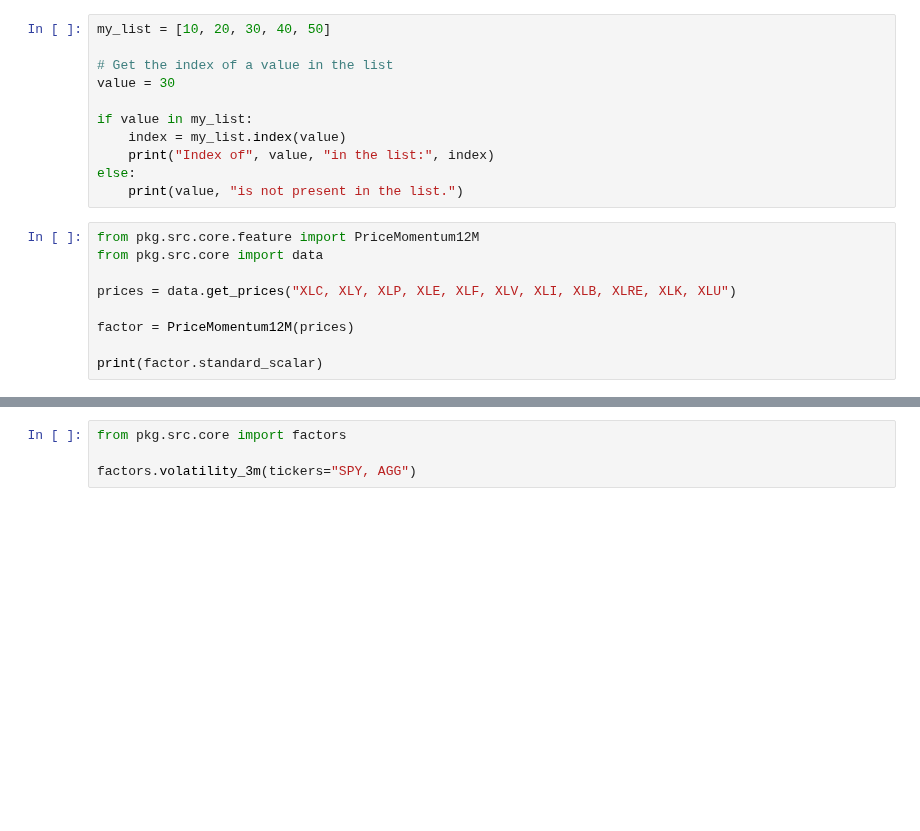
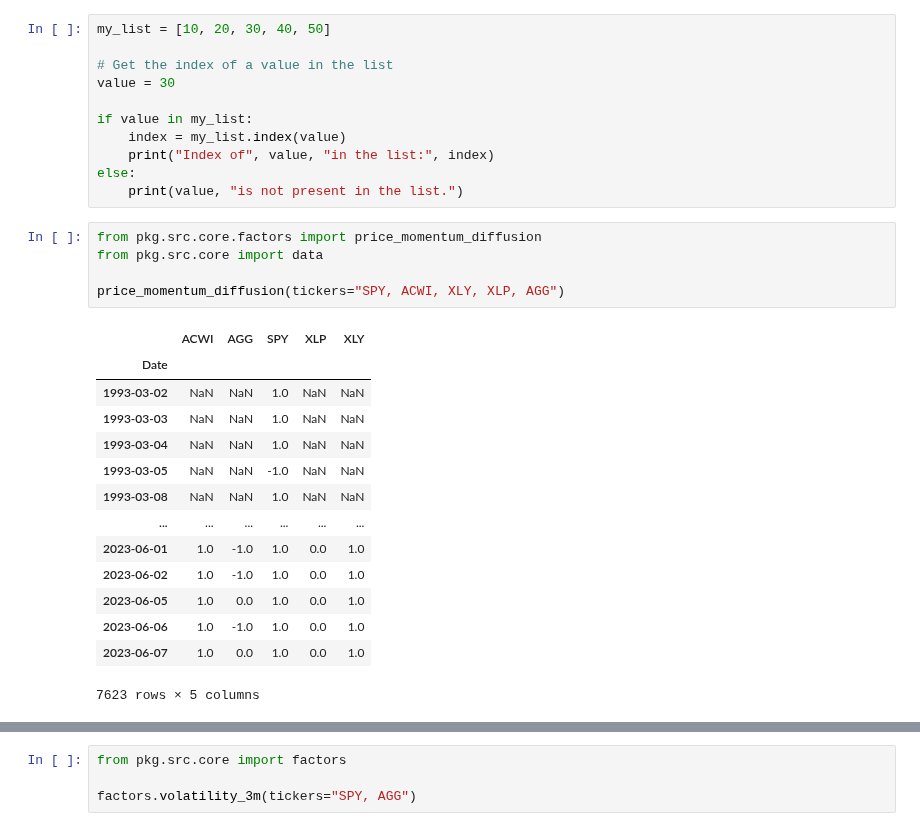
Before and after one commit to HTF1125/RobertLab, a Jupyter notebook: test.ipynb, the cells around one changed output, grey strips where cells are left out. Saved outputs shown, nothing was run; the diff lists cells and outputs as text; blank space fills up the shorter version.

```diff
--- a/test.ipynb
+++ b/test.ipynb
@@ -107,11 +216,22 @@ if value in my_list:
 else:
     print(value, "is not present in the list.")
 # %%
-from pkg.src.core.feature import PriceMomentum12M
+from pkg.src.core.factors import price_momentum_diffusion
 from pkg.src.core import data
 
-prices = data.get_prices("XLC, XLY, XLP, XLE, XLF, XLV, XLI, XLB, XLRE, XLK, XLU")
-
-factor = PriceMomentum12M(prices)
-
-print(factor.standard_scalar)
+price_momentum_diffusion(tickers="SPY, ACWI, XLY, XLP, AGG")
+# %% [output]
+|  | ACWI | AGG | SPY | XLP | XLY |
+| Date |  |  |  |  |  |
+| 1993-03-02 | NaN | NaN | 1.0 | NaN | NaN |
+| 1993-03-03 | NaN | NaN | 1.0 | NaN | NaN |
+| 1993-03-04 | NaN | NaN | 1.0 | NaN | NaN |
+| 1993-03-05 | NaN | NaN | -1.0 | NaN | NaN |
+| 1993-03-08 | NaN | NaN | 1.0 | NaN | NaN |
+| ... | ... | ... | ... | ... | ... |
+| 2023-06-01 | 1.0 | -1.0 | 1.0 | 0.0 | 1.0 |
+| 2023-06-02 | 1.0 | -1.0 | 1.0 | 0.0 | 1.0 |
+| 2023-06-05 | 1.0 | 0.0 | 1.0 | 0.0 | 1.0 |
+| 2023-06-06 | 1.0 | -1.0 | 1.0 | 0.0 | 1.0 |
+| 2023-06-07 | 1.0 | 0.0 | 1.0 | 0.0 | 1.0 |
+7623 rows × 5 columns
```
Also changed, not shown: parts of 14 cells of this notebook, 12 other files.
